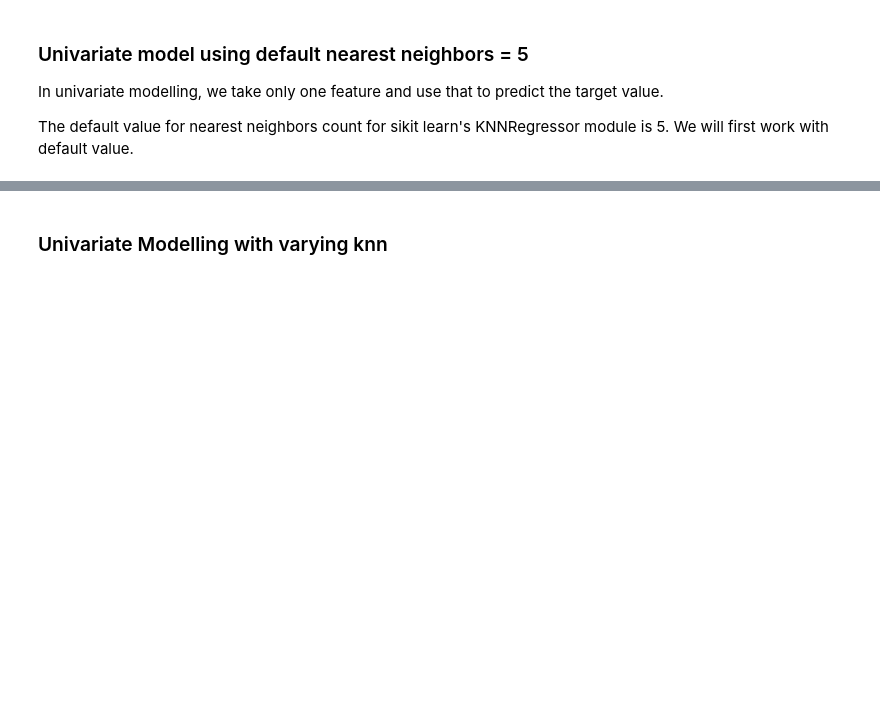
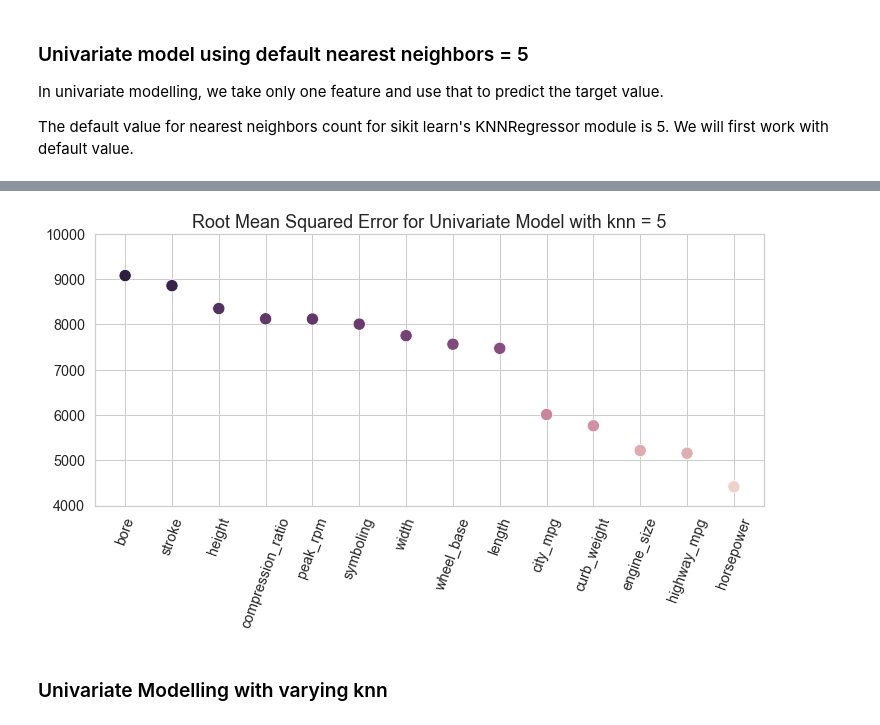
Before and after one commit to simplyrucha/KNNModel, a Jupyter notebook: GP_PredictingCarPrices.ipynb, the cells around one changed output, grey strips where cells are left out. Saved outputs shown, nothing was run; the diff lists cells and outputs as text; code cells hidden in the pictures; blank space fills up the shorter version.

```diff
--- a/GP_PredictingCarPrices.ipynb
+++ b/GP_PredictingCarPrices.ipynb
@@ -438,14 +435,16 @@ for each_col in feature_cols:
 
 rmse_default_k = dict(sorted(rmse_default_k.items(), key = lambda x: x[1], reverse = True))
 # %%
-fig = px.scatter(x = [key for key in rmse_default_k.keys()],
-                 y = [value for value in rmse_default_k.values()],
-                 width = 950,
-                 height = 400,
-                 color = [value for value in rmse_default_k.values()],
-                 size = [value for value in rmse_default_k.values()],
-                 size_max = 12,
-                 labels = {"x" : "Features", "y" : "RMSE"},
-                 title = "RMSE for univariate model when knn = 5")
-fig.show()
+fig, ax = plt.subplots(figsize = (12, 5))
+
+sns.scatterplot(x = [key for key in rmse_default_k.keys()],
+                y = [value for value in rmse_default_k.values()],
+                hue = [value for value in rmse_default_k.values()],
+                size = [value for value in rmse_default_k.values()], sizes = (150, 150),
+                ax = ax, legend = False)
+
+ax.set_ylim(4000, 10000)
+ax.tick_params(axis = "x", labelrotation = 70)
+ax.set_title("Root Mean Squared Error for Univariate Model with knn = 5", fontsize = 18)
+plt.show()
 # %% [output]
@@ -453,3 +451,4 @@ fig.show()
+[figure, added]
 # %% [markdown]
 ### Univariate Modelling with varying knn
 # %%
```
Also changed, not shown: parts of 27 cells of this notebook.
